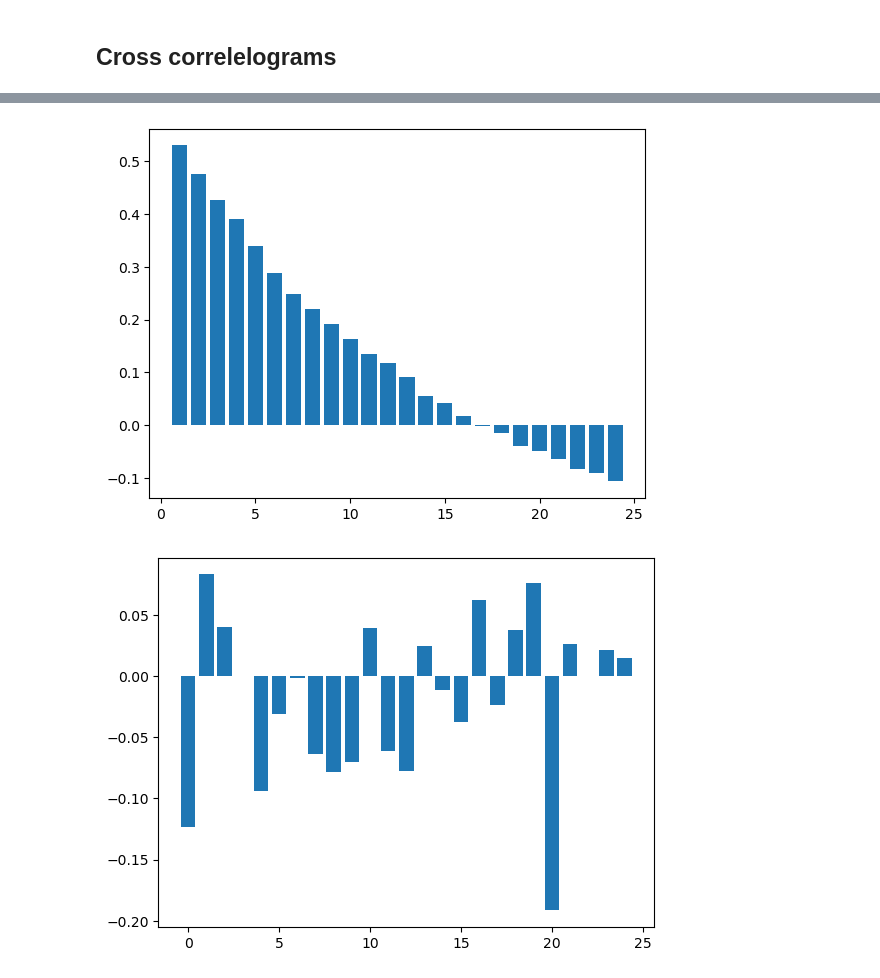
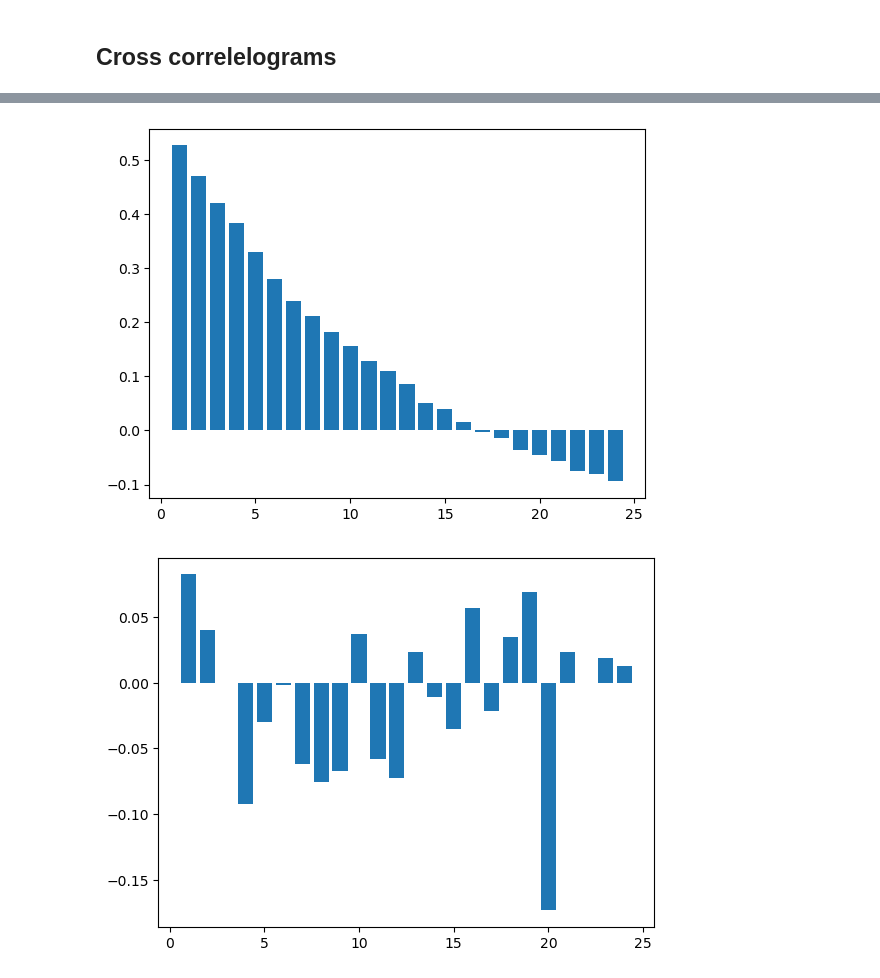
Before and after one commit to dg3358/ACTU-5842-Project, a Jupyter notebook: project_code.ipynb, the cells around one changed output, grey strips where cells are left out. Cells and saved outputs as stored; diff of their text form; code cells hidden in the pictures.

Commit message:
adjusted is false

```diff
--- a/project_code.ipynb
+++ b/project_code.ipynb
@@ -334,13 +334,13 @@ plt.show()
 # %%
-tech_trump = ccf(result_data['NASDAQ 100 Tech Index'], result_data['trump_odds'])
+tech_trump = ccf(result_data['NASDAQ 100 Tech Index'], result_data['trump_odds'], adjusted = False)
 plt.bar([i for i in range(1, 25)], tech_trump[1:25])
 plt.show()
 # %% [output]
-[figure, old version]
+[figure, new version]
 # %%
-health_BEIR = ccf(result_data['S&P Healthcare Index'], result_data['BEIR'])
+health_BEIR = ccf(result_data['S&P Healthcare Index'], result_data['BEIR'], adjusted = False)
 plt.bar([i for i in range(1, 25)], health_BEIR[1:25])
 plt.show()
 # %% [output]
-[figure, old version]
+[figure, new version]
 # %%
```
Also changed, not shown: parts of 4 cells of this notebook.
